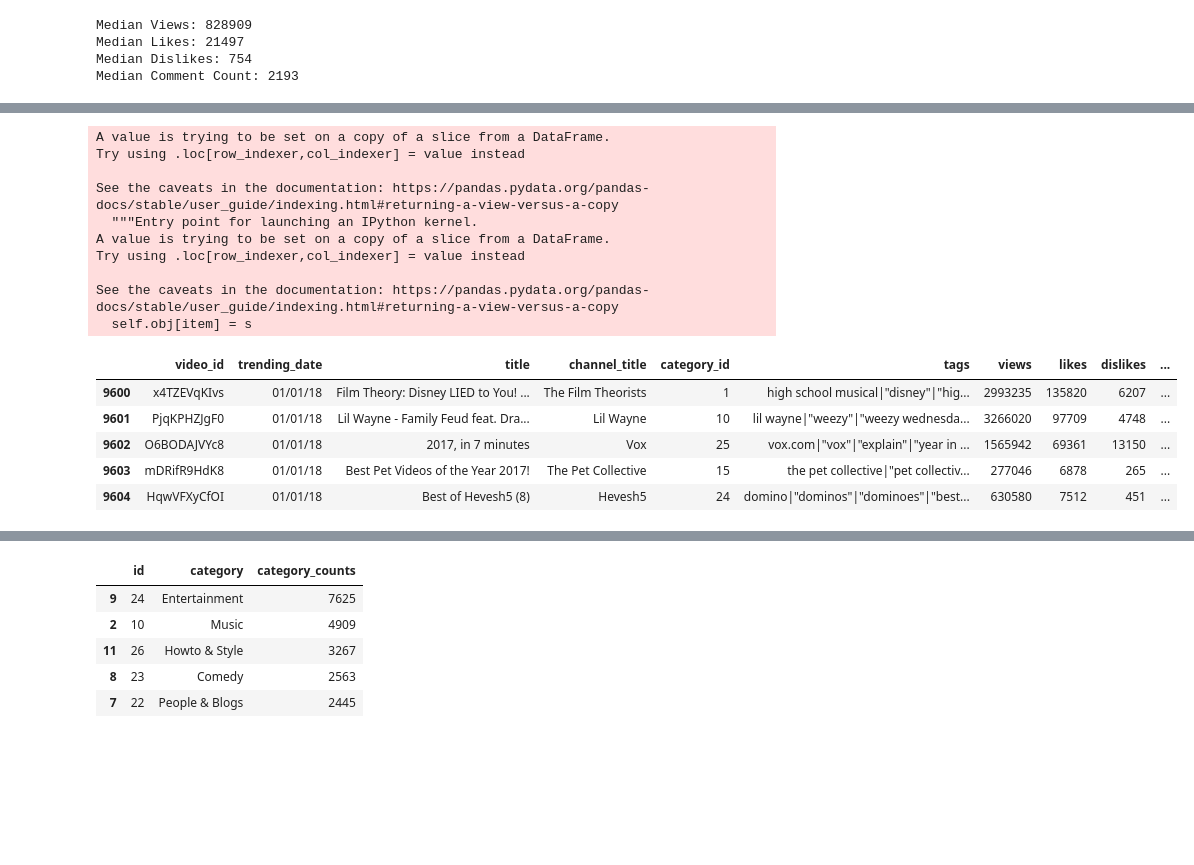
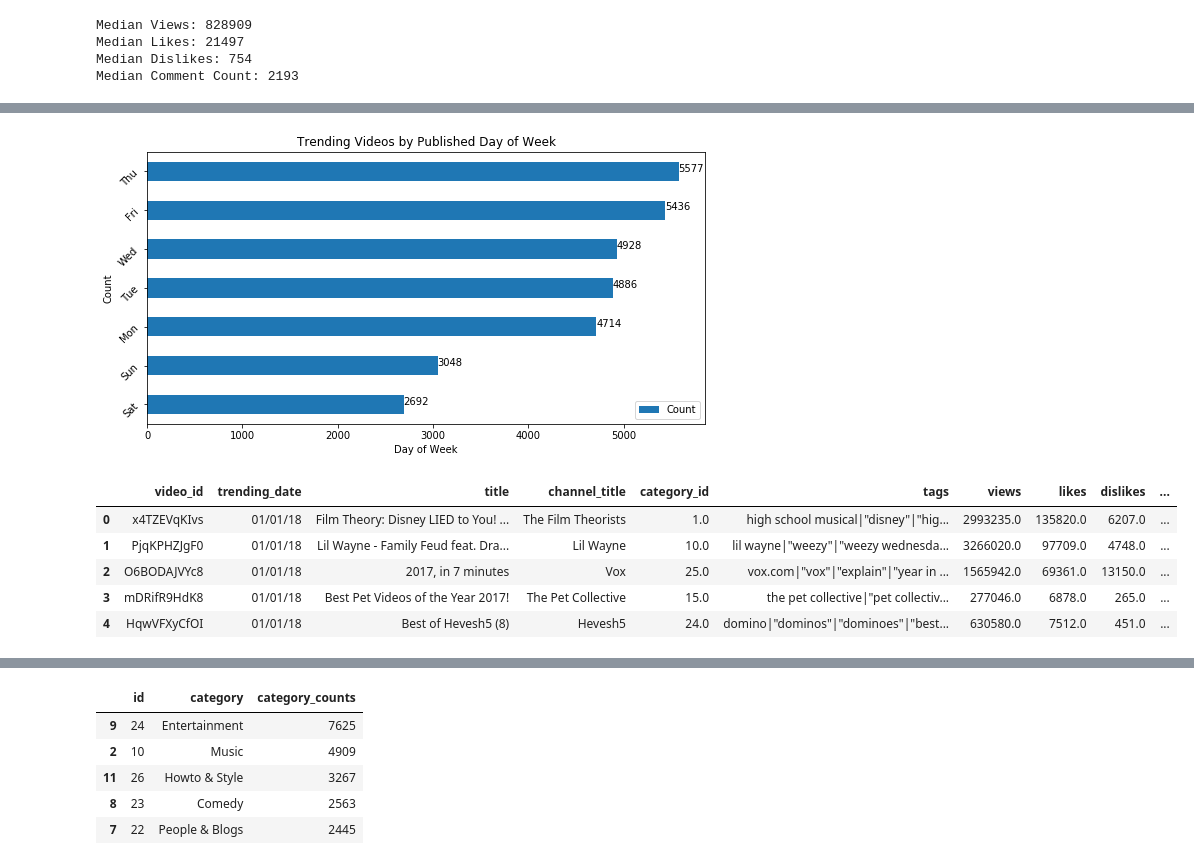
Before and after one commit to hannah8075/youtube-analysis, a Jupyter notebook: youtube-data-analysis.ipynb, the cells around one changed output, grey strips where cells are left out. Saved outputs shown, nothing was run; the diff lists cells and outputs as text; code cells hidden in the pictures; blank space fills up the shorter version.

```diff
--- a/youtube-data-analysis.ipynb
+++ b/youtube-data-analysis.ipynb
@@ -64,16 +23,0 @@ youtube_df.head()
-# %%
-# Change trending date format
-def convert(time):
-    return datetime.datetime.strptime(time, '%y.%d.%m').strftime('%m/%d/%y')
-
-def TrendYear(time):
-    return datetime.datetime.strptime(time, '%y.%d.%m').strftime('%Y')
-
-for index, row in youtube_df.iterrows():
-    # Get date at each row
-    trend_date = row["trending_date"]
-    #trend_date format %y.%d.%m
-    formatted_date = convert(trend_date)
-    #formatted date = %m/%d/%y
-    youtube_df.loc[index, "trending year"]= TrendYear(trend_date)
-    youtube_df.loc[index, "trending_date"]= formatted_date
@@ -92,3 +23,0 @@ del youtube_df['publish_time']
-# %%
-# Filter down to 2018 data
-youtube_2018 = youtube_df.loc[(youtube_df['trending year'] == '2018'),:]
@@ -153,0 +69,4 @@ Name: publish_dow, dtype: int64
+# %%
+dow_df = pd.DataFrame(youtube_2018['publish_dow'].value_counts())
+dow_df = dow_df.rename(columns={"publish_dow": "Count"})
+dow_df
@@ -154,3 +82,18 @@ Name: publish_dow, dtype: int64
+# %%
+dow_df.plot.barh(rot=45)
+plt.title("Trending Videos by Published Day of Week")
+plt.xlabel("Day of Week")
+plt.ylabel("Count")
+plt.gca().invert_yaxis()
+
+y= dow_df["Count"]
+for index, value in enumerate(y):
+    plt.text(value, index, str(value))
+
+fig = plt.gcf()
+fig.set_size_inches(10,5)
+# %% [output]
+[figure, added]
 # %%
 # Create function to count number of tags
 def TagCount(text):
@@ -158,29 +101,19 @@ def TagCount(text):
 # %%
 # Calculate the number of tags per video and add to DF
 youtube_2018["tag_num"] = ""
 
 for index, row in youtube_2018.iterrows():
     # Get date at each row
     tags = row["tags"]
-    youtube_2018.loc[index, "tag_num"]= TagCount(tags)
+    youtube_2018.loc[index, "tag_num"]= TagCount(str(tags))
 
 youtube_2018.head()
 # %% [output]
-A value is trying to be set on a copy of a slice from a DataFrame.
-Try using .loc[row_indexer,col_indexer] = value instead
-
-See the caveats in the documentation: https://pandas.pydata.org/pandas-docs/stable/user_guide/indexing.html#returning-a-view-versus-a-copy
-  """Entry point for launching an IPython kernel.
-A value is trying to be set on a copy of a slice from a DataFrame.
-Try using .loc[row_indexer,col_indexer] = value instead
-
-See the caveats in the documentation: https://pandas.pydata.org/pandas-docs/stable/user_guide/indexing.html#returning-a-view-versus-a-copy
-  self.obj[item] = s
 |  | video_id | trending_date | title | channel_title | category_id | tags | views | likes | dislikes | ... |
-| 9600 | x4TZEVqKIvs | 01/01/18 | Film Theory: Disney LIED to You! ... | The Film Theorists | 1 | high school musical|"disney"|"hig... | 2993235 | 135820 | 6207 | ... |
-| 9601 | PjqKPHZJgF0 | 01/01/18 | Lil Wayne - Family Feud feat. Dra... | Lil Wayne | 10 | lil wayne|"weezy"|"weezy wednesda... | 3266020 | 97709 | 4748 | ... |
-| 9602 | O6BODAJVYc8 | 01/01/18 | 2017, in 7 minutes | Vox | 25 | vox.com|"vox"|"explain"|"year in ... | 1565942 | 69361 | 13150 | ... |
-| 9603 | mDRifR9HdK8 | 01/01/18 | Best Pet Videos of the Year 2017! | The Pet Collective | 15 | the pet collective|"pet collectiv... | 277046 | 6878 | 265 | ... |
-| 9604 | HqwVFXyCfOI | 01/01/18 | Best of Hevesh5 (8) | Hevesh5 | 24 | domino|"dominos"|"dominoes"|"best... | 630580 | 7512 | 451 | ... |
+| 0 | x4TZEVqKIvs | 01/01/18 | Film Theory: Disney LIED to You! ... | The Film Theorists | 1.0 | high school musical|"disney"|"hig... | 2993235.0 | 135820.0 | 6207.0 | ... |
+| 1 | PjqKPHZJgF0 | 01/01/18 | Lil Wayne - Family Feud feat. Dra... | Lil Wayne | 10.0 | lil wayne|"weezy"|"weezy wednesda... | 3266020.0 | 97709.0 | 4748.0 | ... |
+| 2 | O6BODAJVYc8 | 01/01/18 | 2017, in 7 minutes | Vox | 25.0 | vox.com|"vox"|"explain"|"year in ... | 1565942.0 | 69361.0 | 13150.0 | ... |
+| 3 | mDRifR9HdK8 | 01/01/18 | Best Pet Videos of the Year 2017! | The Pet Collective | 15.0 | the pet collective|"pet collectiv... | 277046.0 | 6878.0 | 265.0 | ... |
+| 4 | HqwVFXyCfOI | 01/01/18 | Best of Hevesh5 (8) | Hevesh5 | 24.0 | domino|"dominos"|"dominoes"|"best... | 630580.0 | 7512.0 | 451.0 | ... |
 # %%
 # Total the counts of tags
```
Also changed, not shown: parts of 17 cells of this notebook, 1 other file.
